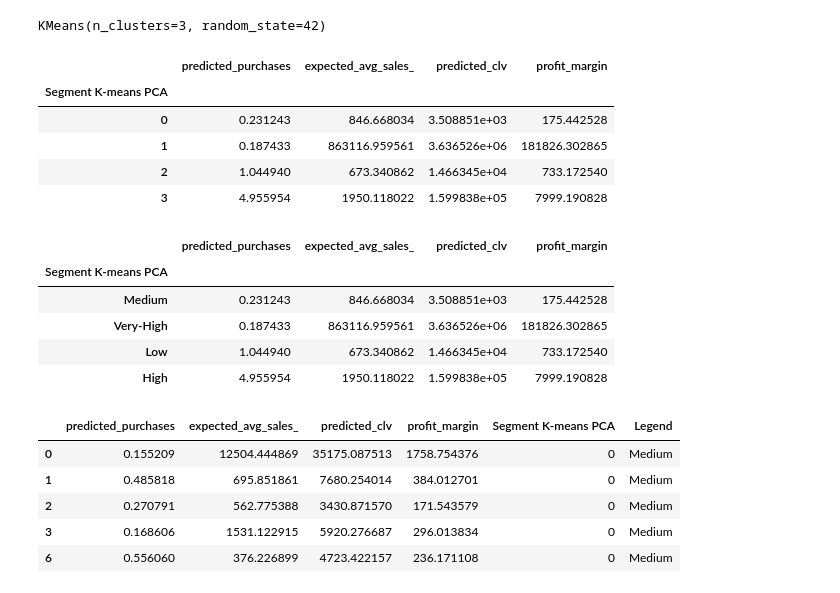
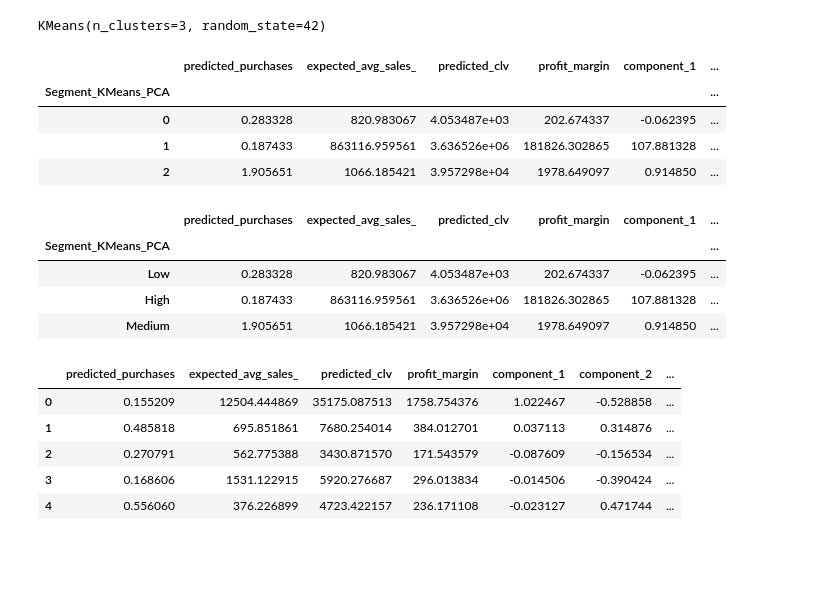
Before and after one commit to mahapara2411/devopsgit, a Jupyter notebook: Pareto_NBD_Customer_Segmentation.ipynb, the cells around one changed output. Cells and saved outputs as stored; diff of their text form; code cells hidden in the pictures; blank space fills up the shorter version.

```diff
--- a/Pareto_NBD_Customer_Segmentation.ipynb
+++ b/Pareto_NBD_Customer_Segmentation.ipynb
@@ -447,7 +450,7 @@ plt.show()
 # %% [output]
 [figure]
 # %%
-kmeans = KMeans(n_clusters = 4, init = 'k-means++', random_state = 42)
+kmeans = KMeans(n_clusters = 3, init = 'k-means++', random_state = 42)
 # %%
 kmeans.fit(scaled)
 # %% [output]
@@ -617,42 +620,40 @@ df_seg_pca_kmeans.columns.values[-3:] =  ['component_1', 'component_2','componen
 df_seg_pca_kmeans['Segment_KMeans_PCA'] = kmeans_pca.labels_
 # %%
 # We calculate the means by segments.
-df_segm_pca_kmeans_freq = df_segm_pca_kmeans.groupby(['Segment K-means PCA']).mean()
+df_segm_pca_kmeans_freq = df_seg_pca_kmeans.groupby(['Segment_KMeans_PCA']).mean()
 df_segm_pca_kmeans_freq
 # %% [output]
-|  | predicted_purchases | expected_avg_sales_ | predicted_clv | profit_margin |
-| Segment K-means PCA |  |  |  |  |
-| 0 | 0.231243 | 846.668034 | 3.508851e+03 | 175.442528 |
-| 1 | 0.187433 | 863116.959561 | 3.636526e+06 | 181826.302865 |
-| 2 | 1.044940 | 673.340862 | 1.466345e+04 | 733.172540 |
-| 3 | 4.955954 | 1950.118022 | 1.599838e+05 | 7999.190828 |
+|  | predicted_purchases | expected_avg_sales_ | predicted_clv | profit_margin | component_1 | ... |
+| Segment_KMeans_PCA |  |  |  |  |  | ... |
+| 0 | 0.283328 | 820.983067 | 4.053487e+03 | 202.674337 | -0.062395 | ... |
+| 1 | 0.187433 | 863116.959561 | 3.636526e+06 | 181826.302865 | 107.881328 | ... |
+| 2 | 1.905651 | 1066.185421 | 3.957298e+04 | 1978.649097 | 0.914850 | ... |
 # %%
 # Calculate the size of each cluster and its proportion to the entire data set.
-df_segm_pca_kmeans_freq = df_segm_pca_kmeans_freq.rename({3:'High',
-                                                          1:'Very-High',
-                                                          2:'Low',
-                                                          0:'Medium'})
+df_segm_pca_kmeans_freq = df_segm_pca_kmeans_freq.rename({
+                                                          1:'High',
+                                                          2:'Medium',
+                                                          0:'Low'})
 df_segm_pca_kmeans_freq
 # %% [output]
-|  | predicted_purchases | expected_avg_sales_ | predicted_clv | profit_margin |
-| Segment K-means PCA |  |  |  |  |
-| Medium | 0.231243 | 846.668034 | 3.508851e+03 | 175.442528 |
-| Very-High | 0.187433 | 863116.959561 | 3.636526e+06 | 181826.302865 |
-| Low | 1.044940 | 673.340862 | 1.466345e+04 | 733.172540 |
-| High | 4.955954 | 1950.118022 | 1.599838e+05 | 7999.190828 |
+|  | predicted_purchases | expected_avg_sales_ | predicted_clv | profit_margin | component_1 | ... |
+| Segment_KMeans_PCA |  |  |  |  |  | ... |
+| Low | 0.283328 | 820.983067 | 4.053487e+03 | 202.674337 | -0.062395 | ... |
+| High | 0.187433 | 863116.959561 | 3.636526e+06 | 181826.302865 | 107.881328 | ... |
+| Medium | 1.905651 | 1066.185421 | 3.957298e+04 | 1978.649097 | 0.914850 | ... |
 # %%
 # Add the segment labels to our table
-df_segm_pca_kmeans['Legend'] = df_segm_pca_kmeans['Segment K-means PCA'].map({0:'Medium',
-                                                          1:'Very-High',
-                                                          2:'Low',
-                                                          3:'High'})
+df_seg_pca_kmeans['Legend'] = df_seg_pca_kmeans['Segment_KMeans_PCA'].map({
+                                                          1:'High',
+                                                          2:'Medium',
+                                                          0:'Low'})
 # %%
-df_segm_pca_kmeans.head()
+df_seg_pca_kmeans.head()
 # %% [output]
-|  | predicted_purchases | expected_avg_sales_ | predicted_clv | profit_margin | Segment K-means PCA | Legend |
-| 0 | 0.155209 | 12504.444869 | 35175.087513 | 1758.754376 | 0 | Medium |
-| 1 | 0.485818 | 695.851861 | 7680.254014 | 384.012701 | 0 | Medium |
-| 2 | 0.270791 | 562.775388 | 3430.871570 | 171.543579 | 0 | Medium |
-| 3 | 0.168606 | 1531.122915 | 5920.276687 | 296.013834 | 0 | Medium |
-| 6 | 0.556060 | 376.226899 | 4723.422157 | 236.171108 | 0 | Medium |
+|  | predicted_purchases | expected_avg_sales_ | predicted_clv | profit_margin | component_1 | component_2 | ... |
+| 0 | 0.155209 | 12504.444869 | 35175.087513 | 1758.754376 | 1.022467 | -0.528858 | ... |
+| 1 | 0.485818 | 695.851861 | 7680.254014 | 384.012701 | 0.037113 | 0.314876 | ... |
+| 2 | 0.270791 | 562.775388 | 3430.871570 | 171.543579 | -0.087609 | -0.156534 | ... |
+| 3 | 0.168606 | 1531.122915 | 5920.276687 | 296.013834 | -0.014506 | -0.390424 | ... |
+| 4 | 0.556060 | 376.226899 | 4723.422157 | 236.171108 | -0.023127 | 0.471744 | ... |
 # %%
```
Also changed, not shown: parts of 10 cells of this notebook.
